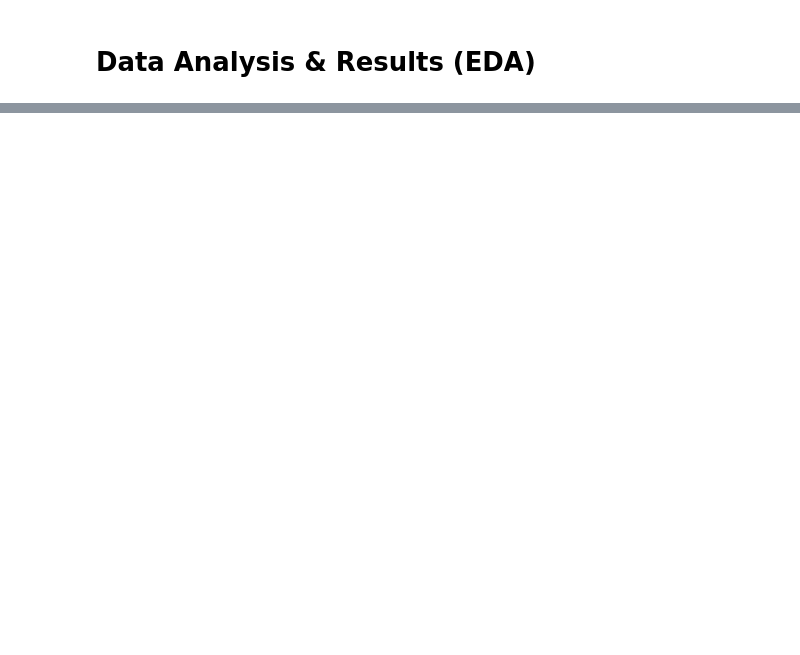
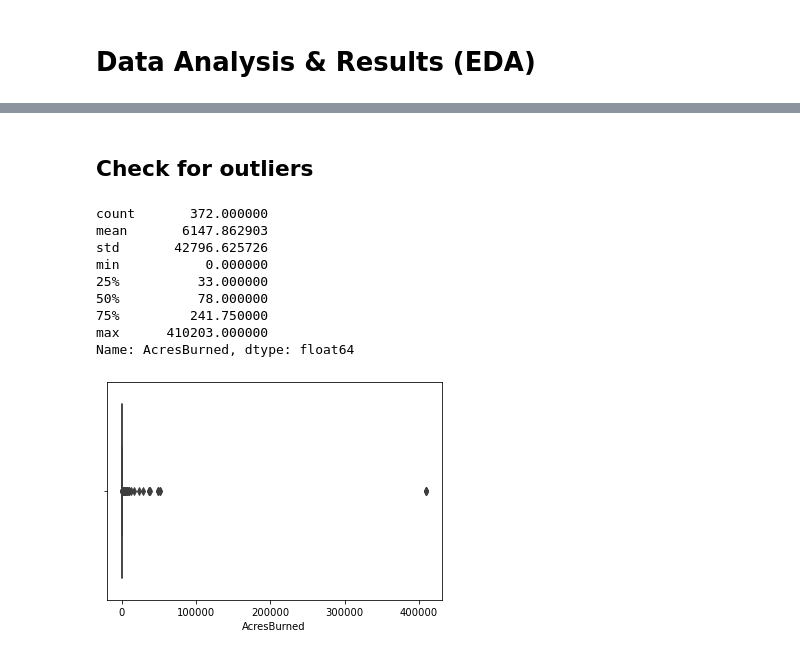
Before and after one commit to vikizzz/Analysis-on-the-Scale-of-Wildfire-Incident-in-California, a Jupyter notebook: EDACheckpoint_group010.ipynb, the cells around one changed output, grey strips where cells are left out. Cells and saved outputs as stored; diff of their text form; code cells hidden in the pictures; blank space fills up the shorter version.

Commit message:
update_data_distribution

```diff
--- a/EDACheckpoint_group010.ipynb
+++ b/EDACheckpoint_group010.ipynb
@@ -292,0 +278,17 @@ df.describe()
+# %%
+# Select Relevant Columns
+df = df[['AcresBurned', 'Temp', 'DewPt', 'WindSpd', 'Precipitation', 'RelaHumPct']].reset_index(drop=True)
+
+# Checking the data type
+print(df.dtypes)
+
+# Assign the column variables
+acres_burned = df['AcresBurned']
+temp = df['Temp']
+dew_pt = df['DewPt']
+wind_spd = df['WindSpd']
+precip = df['Precipitation']
+humid = df['RelaHumPct']
+
+#Get a preview of the dataset
+df.head()
@@ -292,0 +309,17 @@ df.describe()
+# %% [markdown]
+## Check for outliers
+# %%
+#Acres_burned
+sns.boxplot(x=acres_burned)
+acres_burned.describe()
+# %% [output]
+count       372.000000
+mean       6147.862903
+std       42796.625726
+min           0.000000
+25%          33.000000
+50%          78.000000
+75%         241.750000
+max      410203.000000
+Name: AcresBurned, dtype: float64
+[figure, added]
```
Also changed, not shown: parts of 25 cells of this notebook.
